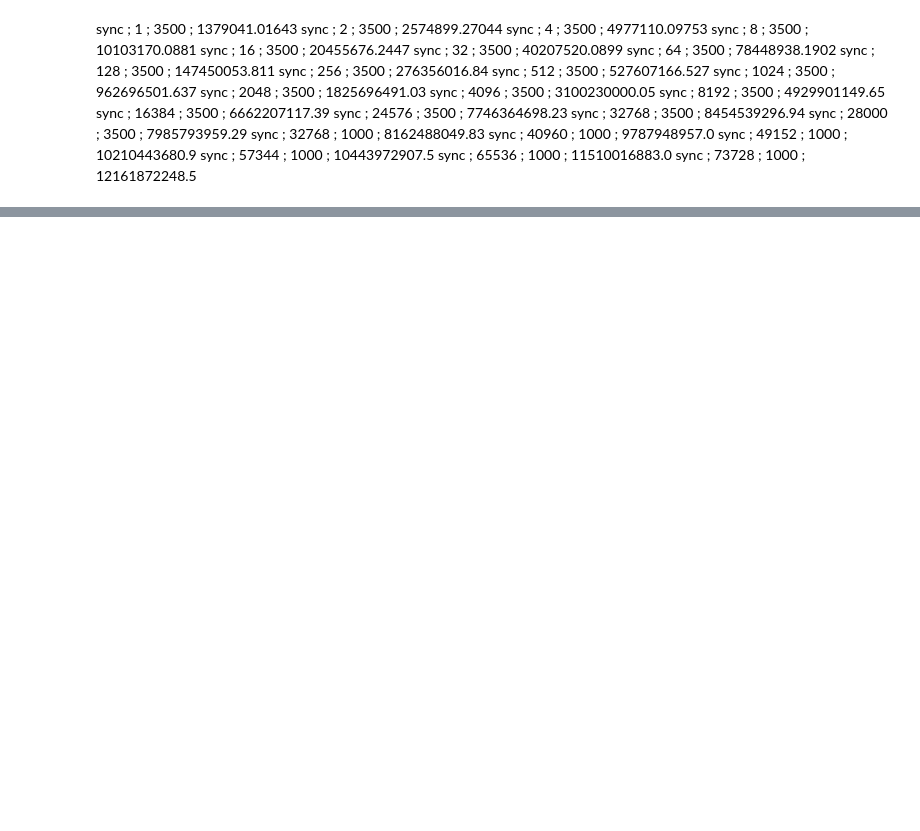
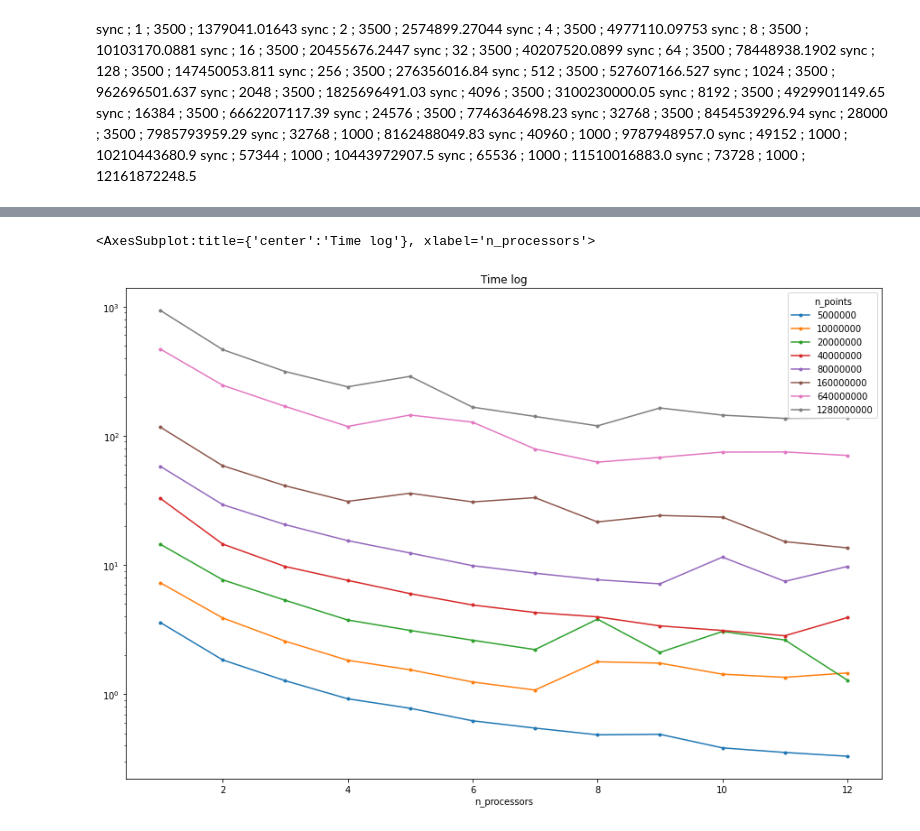
Before and after one commit to maciektr/parallel_lab, a Jupyter notebook: ex1/raport1.ipynb, the cells around one changed output, grey strips where cells are left out. Drawn from its saved outputs; the diff is of its cells as text; code cells hidden in the pictures; blank space fills up the shorter version.

```diff
--- a/ex1/raport1.ipynb
+++ b/ex1/raport1.ipynb
@@ -63,0 +108,5 @@ sync ; 73728 ; 1000 ; 12161872248.5
+# %%
+df.plot(figsize=(15,10), logy=True, title="Time log", style='.-')
+# %% [output]
+<AxesSubplot:title={'center':'Time log'}, xlabel='n_processors'>
+[figure, added]
```
Also changed, not shown: parts of 23 cells of this notebook, 9 other files.
